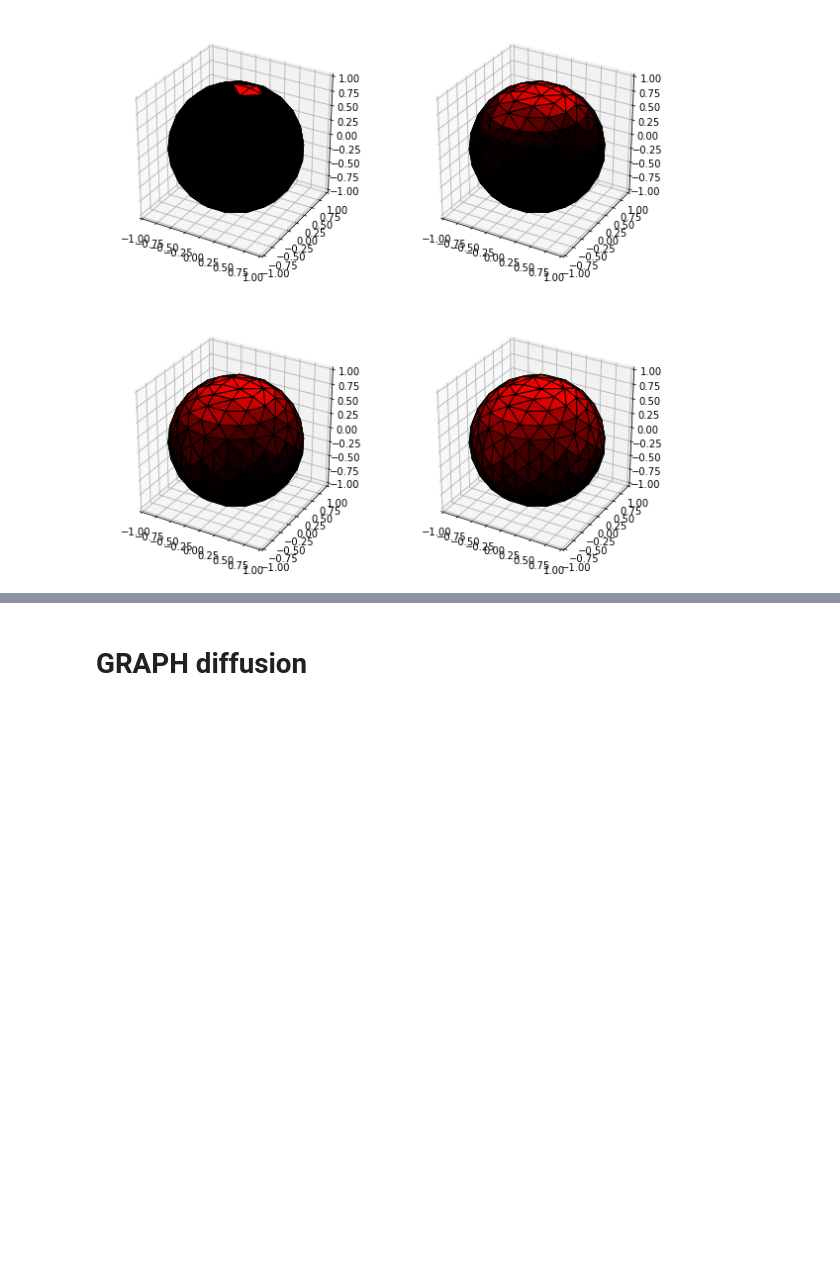
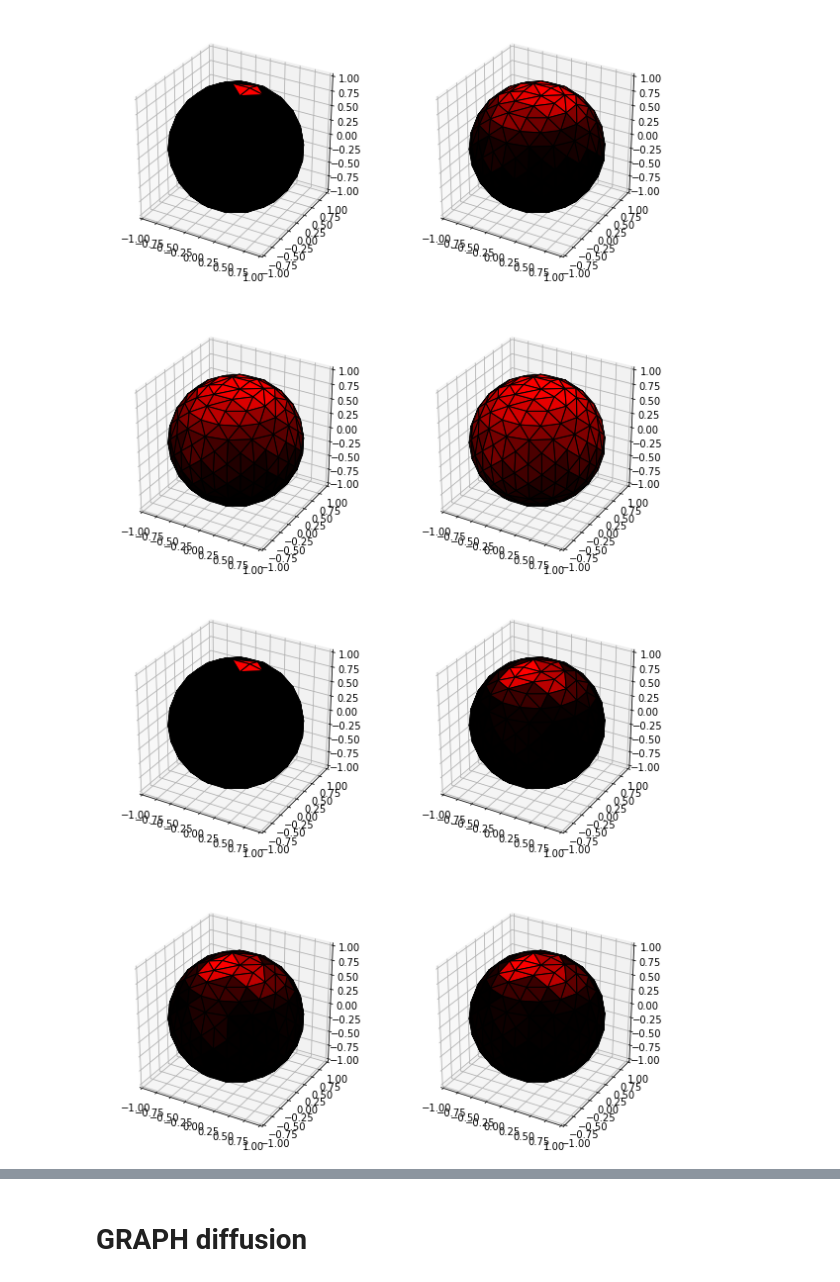
Before and after one commit to MartMilani/PDM, a Jupyter notebook: codes/03.FEM_laplacian/equiangular/mass_lumping/BL/17_diffusion_FEM_vs_GRAPH.ipynb, the cells around one changed output, grey strips where cells are left out. Drawn from its saved outputs; the diff is of its cells as text; code cells hidden in the pictures; blank space fills up the shorter version.

```diff
--- a/codes/03.FEM_laplacian/equiangular/mass_lumping/BL/17_diffusion_FEM_vs_GRAPH.ipynb
+++ b/codes/03.FEM_laplacian/equiangular/mass_lumping/BL/17_diffusion_FEM_vs_GRAPH.ipynb
@@ -52,11 +57,11 @@ B12_lumped_inverse = np.diag(1./np.sqrt(np.asarray(np.sum(B.todense(), axis=1))[
 BinvL_lumped = B_lumped_inverse@L
 BinvL_lumped = scipy.sparse.csc_matrix(BinvL_lumped)
 BinvL = B_inv@L
-B12LB12_lumped = B12_lumped_inverse@L@B12_lumped_inverse
+B12LB12_lumped = scipy.sparse.csc_matrix(B12_lumped_inverse@L@B12_lumped_inverse)
 
-M1 = scipy.linalg.expm(-0.08*B12LB12_lumped)
-M2 = scipy.linalg.expm(-0.08*BinvL_lumped)
-M3 = scipy.linalg.expm(-0.08*BinvL)
+M1 = scipy.linalg.expm(-0.1*B12LB12_lumped)
+M2 = scipy.linalg.expm(-0.1*BinvL_lumped)
+M3 = scipy.linalg.expm(-0.1*BinvL)
 # %%
 def diffuse_symmetric_lumped(x):
     return M1@x
@@ -87,3 +92,16 @@ for j in range(4):
 plt.savefig('FEM_diffusion')
 # %% [output]
 [figure]
+# %%
+fig = plt.figure(figsize=(10,10))
+signal = np.zeros(12*nside**2)
+signal[0] = 1
+
+for j in range(4):
+    subplotsphere(fig, signal, coords, tri, j)
+
+    # diffusing 3 times
+    for i in range(1):
+        signal = abs(diffuse_lumped(signal))
+# %% [output]
+[figure, added]
```
Also changed, not shown: parts of 2 cells of this notebook, 3 other files.
